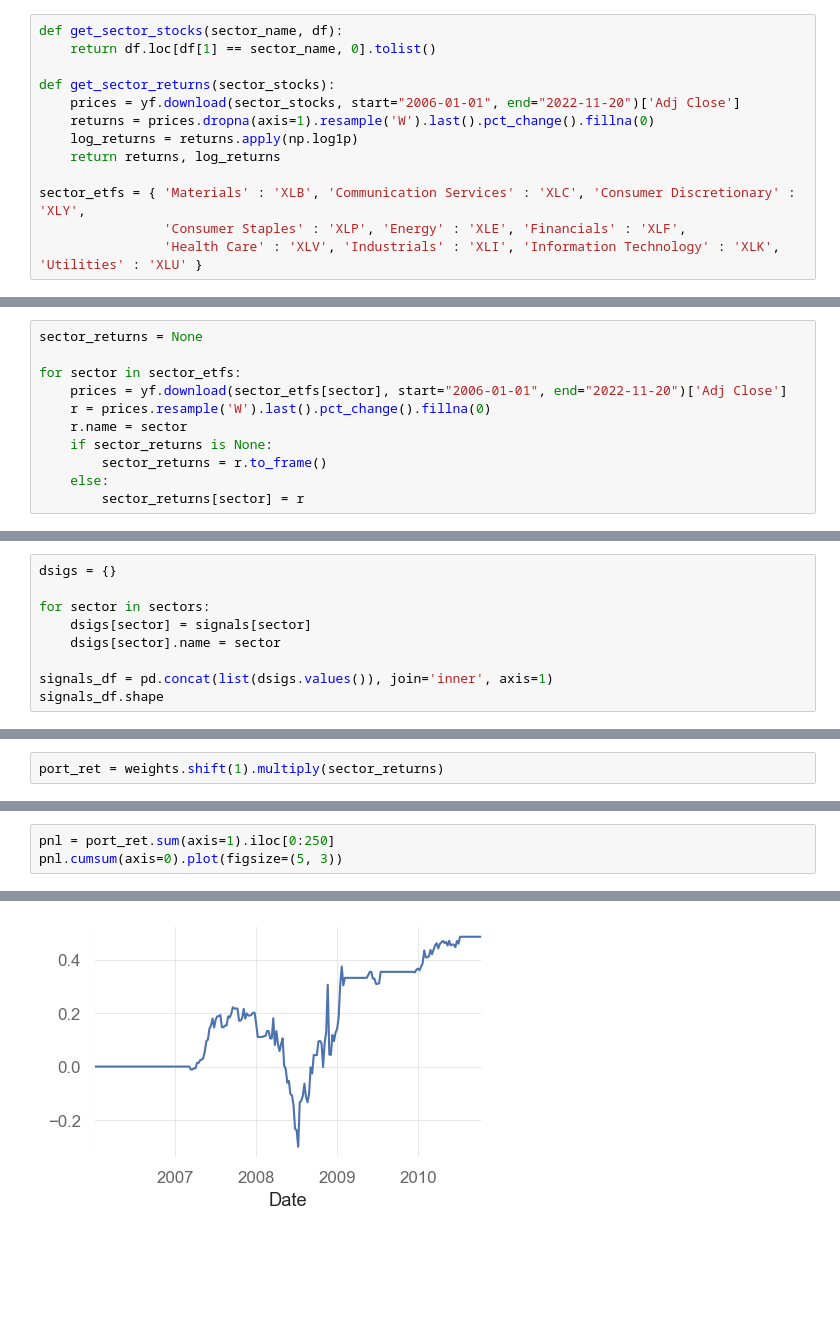
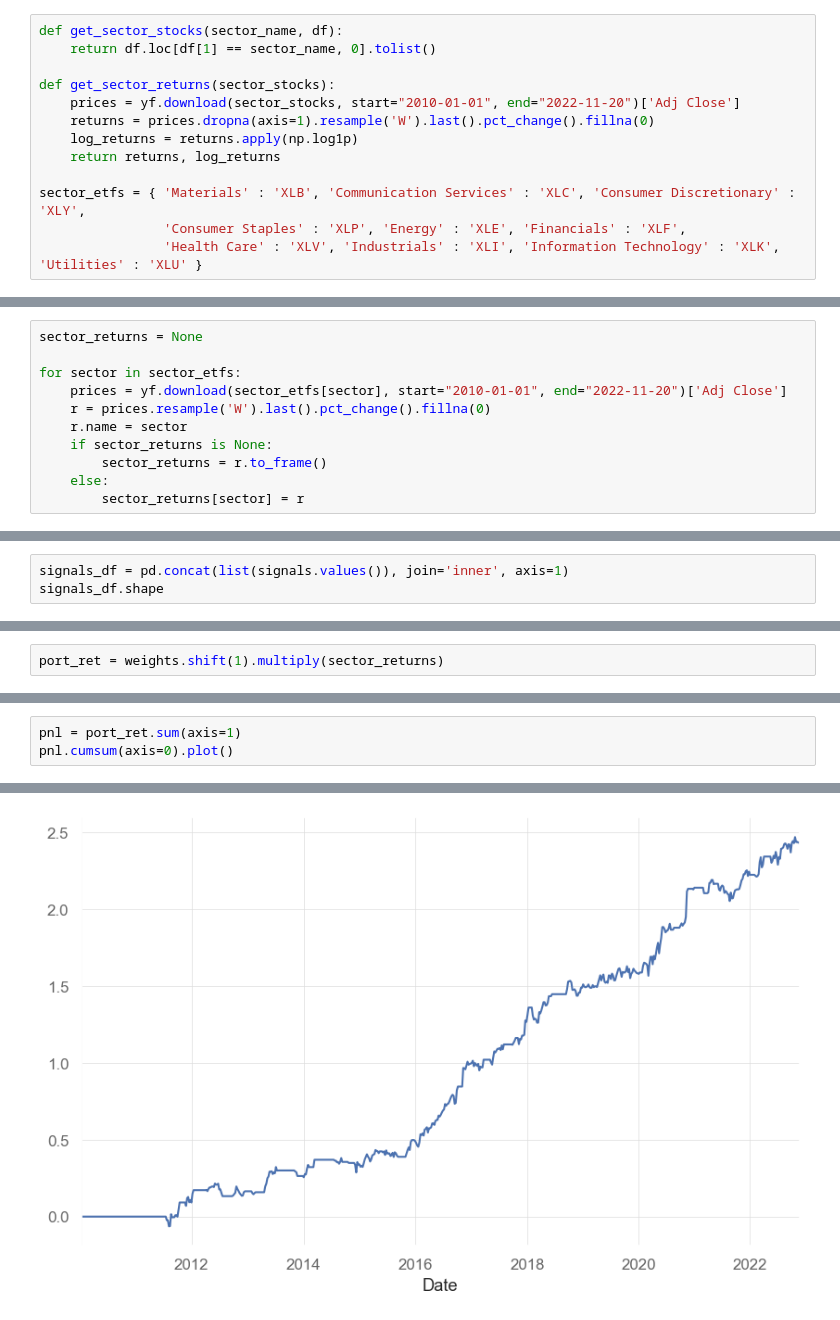
Before and after one commit to satyapravin/US_SectorsLongShort, a Jupyter notebook: Sector_Trading.ipynb, the cells around one changed output, grey strips where cells are left out. Drawn from its saved outputs; the diff is of its cells as text; blank space fills up the shorter version.

```diff
--- a/Sector_Trading.ipynb
+++ b/Sector_Trading.ipynb
@@ -30,7 +42,7 @@ def get_sector_stocks(sector_name, df):
     return df.loc[df[1] == sector_name, 0].tolist()
 
 def get_sector_returns(sector_stocks):
-    prices = yf.download(sector_stocks, start="2006-01-01", end="2022-11-20")['Adj Close']
+    prices = yf.download(sector_stocks, start="2010-01-01", end="2022-11-20")['Adj Close']
     returns = prices.dropna(axis=1).resample('W').last().pct_change().fillna(0)
     log_returns = returns.apply(np.log1p)
     return returns, log_returns
@@ -67,7 +81,7 @@ spy_returns = spy_prices.resample('W').last().pct_change().fillna(0)
 sector_returns = None
 
 for sector in sector_etfs:
-    prices = yf.download(sector_etfs[sector], start="2006-01-01", end="2022-11-20")['Adj Close']
+    prices = yf.download(sector_etfs[sector], start="2010-01-01", end="2022-11-20")['Adj Close']
     r = prices.resample('W').last().pct_change().fillna(0)
     r.name = sector
     if sector_returns is None:
@@ -226,12 +248,6 @@ for sector in sectors:
     signals[sector] = signal
     signals[sector].name = sector
 # %%
-dsigs = {}
-
-for sector in sectors:
-    dsigs[sector] = signals[sector]
-    dsigs[sector].name = sector
-
-signals_df = pd.concat(list(dsigs.values()), join='inner', axis=1)
+signals_df = pd.concat(list(signals.values()), join='inner', axis=1)
 signals_df.shape
 # %% [output]
@@ -256,9 +278,9 @@ port_ret = weights.shift(1).multiply(sector_returns)
 # %%
-pnl = port_ret.sum(axis=1).iloc[0:250]
-pnl.cumsum(axis=0).plot(figsize=(5, 3))
+pnl = port_ret.sum(axis=1)
+pnl.cumsum(axis=0).plot()
 # %% [output]
 <AxesSubplot:xlabel='Date'>
-[figure, old version]
+[figure, new version]
 # %%
 import quantstats as qs
 qs.reports.full(pnl)
```
Also changed, not shown: parts of 13 cells of this notebook.
